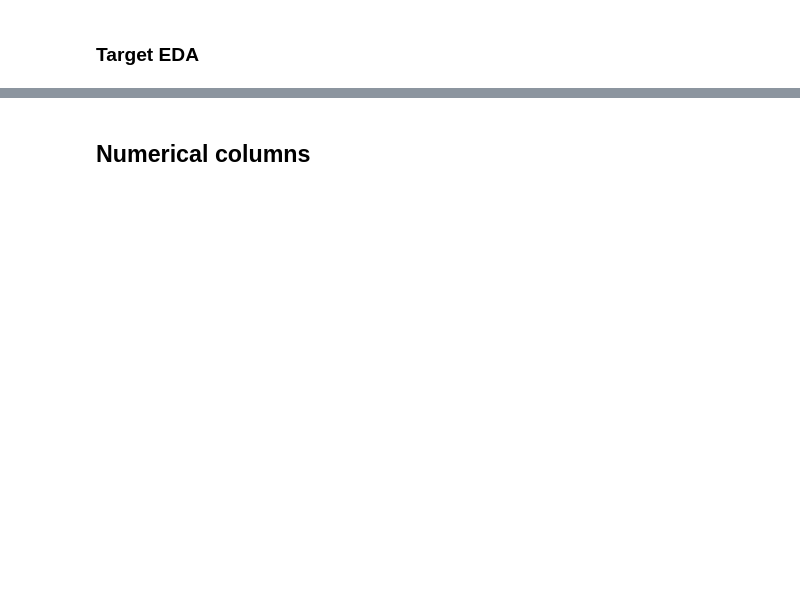
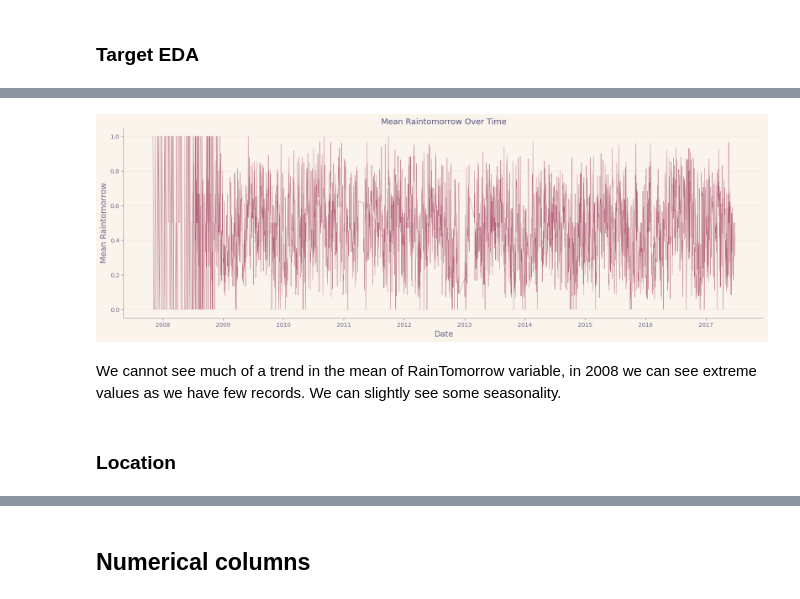
Before and after one commit to jordigb4/Rain_prediction, a Jupyter notebook: Notebook 1.ipynb, the cells around one changed output, grey strips where cells are left out. Cells and saved outputs as stored; diff of their text form; code cells hidden in the pictures; blank space fills up the shorter version.

```diff
--- a/Notebook 1.ipynb
+++ b/Notebook 1.ipynb
@@ -239,0 +236,13 @@ plot_target(df,
+# %%
+plt.figure(figsize=(20,6))
+sns.lineplot(x=mean_rain.index, y=mean_rain.values,linewidth=0.5)
+plt.xlabel('Date')
+plt.ylabel('Mean Raintomorrow')
+plt.title('Mean Raintomorrow Over Time')
+plt.show()
+# %% [output]
+[figure, added]
+# %% [markdown]
+We cannot see much of a trend in the mean of RainTomorrow variable, in 2008 we can see extreme values as we have few records. We can slightly see some seasonality.
+# %% [markdown]
+### Location
```
Also changed, not shown: parts of 29 cells of this notebook, 3 other files.
